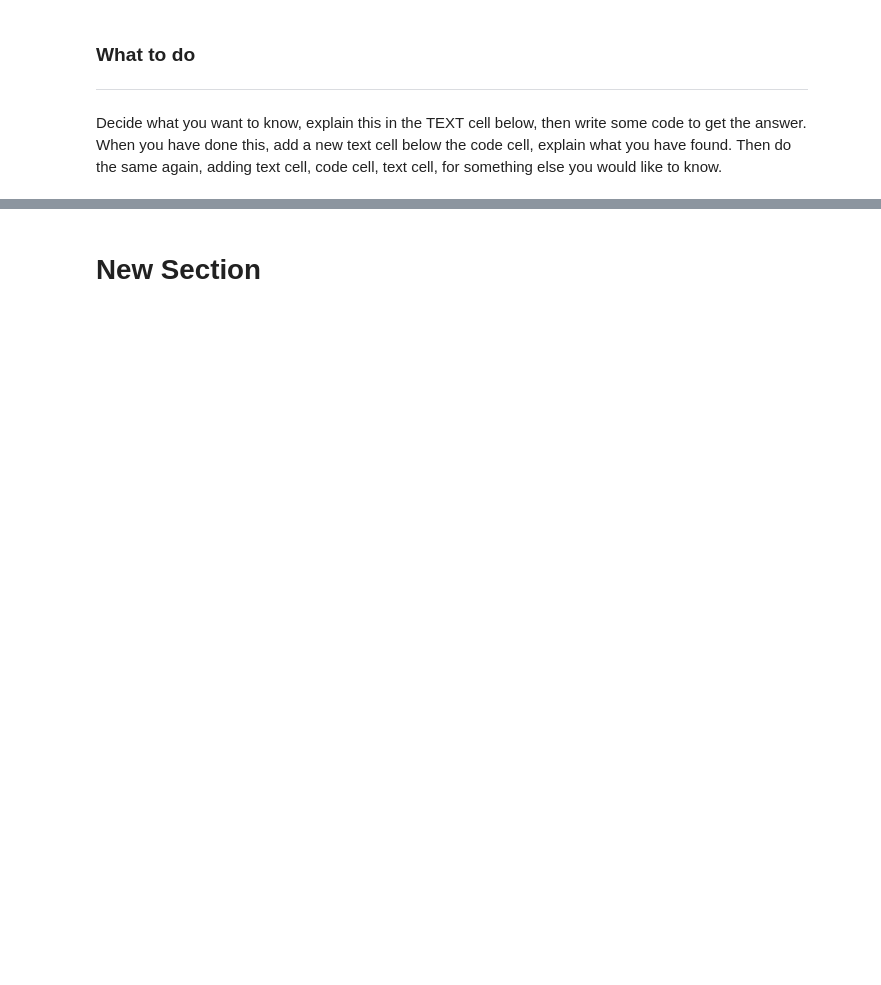
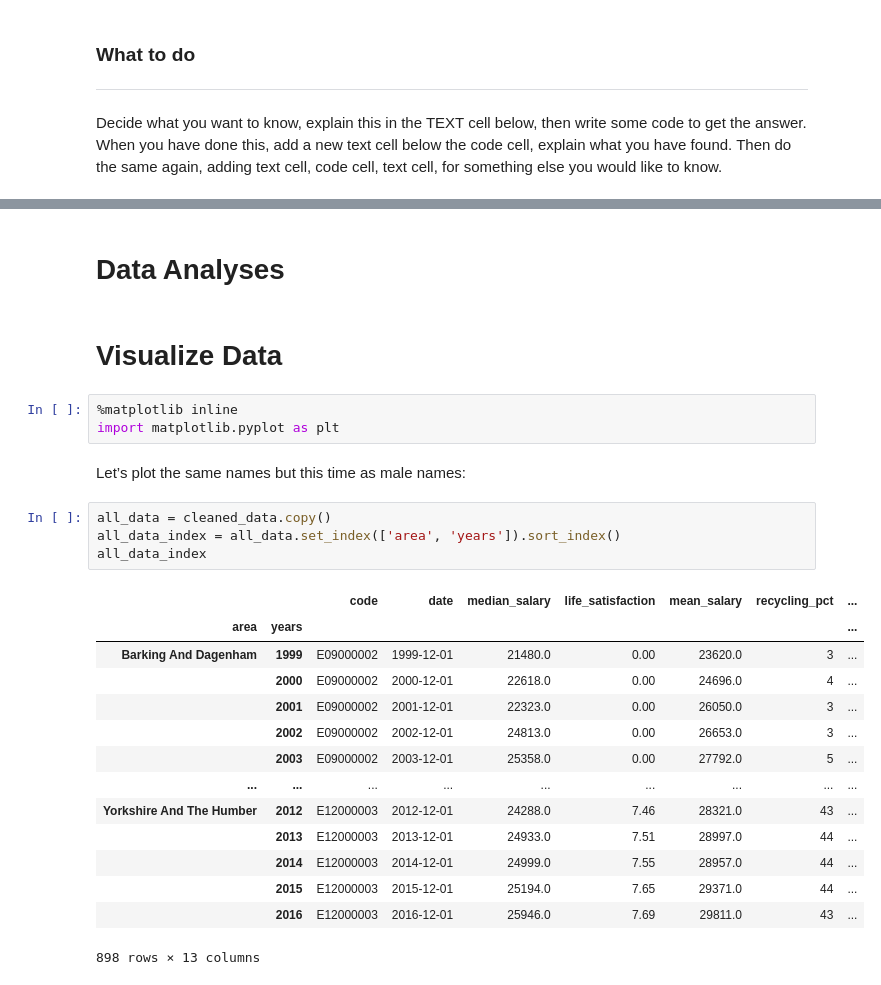
Before and after one commit to sysphcd/PythonProgrammingforData, a Jupyter notebook: Projects/Data_Exploration_project.ipynb, the cells around one changed output, grey strips where cells are left out. Drawn from its saved outputs; the diff is of its cells as text; blank space fills up the shorter version.

```diff
--- a/Projects/Data_Exploration_project.ipynb
+++ b/Projects/Data_Exploration_project.ipynb
@@ -171,2 +256,28 @@ create_pivot_table(cleaned_data)
-# %% [markdown]
-# New Section
+# %% [markdown]
+# Data Analyses
+# %% [markdown]
+# Visualize Data
+# %%
+%matplotlib inline
+import matplotlib.pyplot as plt
+# %% [markdown]
+Let’s plot the same names but this time as male names:
+# %%
+all_data = cleaned_data.copy()
+all_data_index = all_data.set_index(['area', 'years']).sort_index()
+all_data_index
+# %% [output]
+|  |  | code | date | median_salary | life_satisfaction | mean_salary | recycling_pct | ... |
+| area | years |  |  |  |  |  |  | ... |
+| Barking And Dagenham | 1999 | E09000002 | 1999-12-01 | 21480.0 | 0.00 | 23620.0 | 3 | ... |
+|  | 2000 | E09000002 | 2000-12-01 | 22618.0 | 0.00 | 24696.0 | 4 | ... |
+|  | 2001 | E09000002 | 2001-12-01 | 22323.0 | 0.00 | 26050.0 | 3 | ... |
+|  | 2002 | E09000002 | 2002-12-01 | 24813.0 | 0.00 | 26653.0 | 3 | ... |
+|  | 2003 | E09000002 | 2003-12-01 | 25358.0 | 0.00 | 27792.0 | 5 | ... |
+| ... | ... | ... | ... | ... | ... | ... | ... | ... |
+| Yorkshire And The Humber | 2012 | E12000003 | 2012-12-01 | 24288.0 | 7.46 | 28321.0 | 43 | ... |
+|  | 2013 | E12000003 | 2013-12-01 | 24933.0 | 7.51 | 28997.0 | 44 | ... |
+|  | 2014 | E12000003 | 2014-12-01 | 24999.0 | 7.55 | 28957.0 | 44 | ... |
+|  | 2015 | E12000003 | 2015-12-01 | 25194.0 | 7.65 | 29371.0 | 44 | ... |
+|  | 2016 | E12000003 | 2016-12-01 | 25946.0 | 7.69 | 29811.0 | 43 | ... |
+898 rows × 13 columns
```
Also changed, not shown: parts of 33 cells of this notebook.
